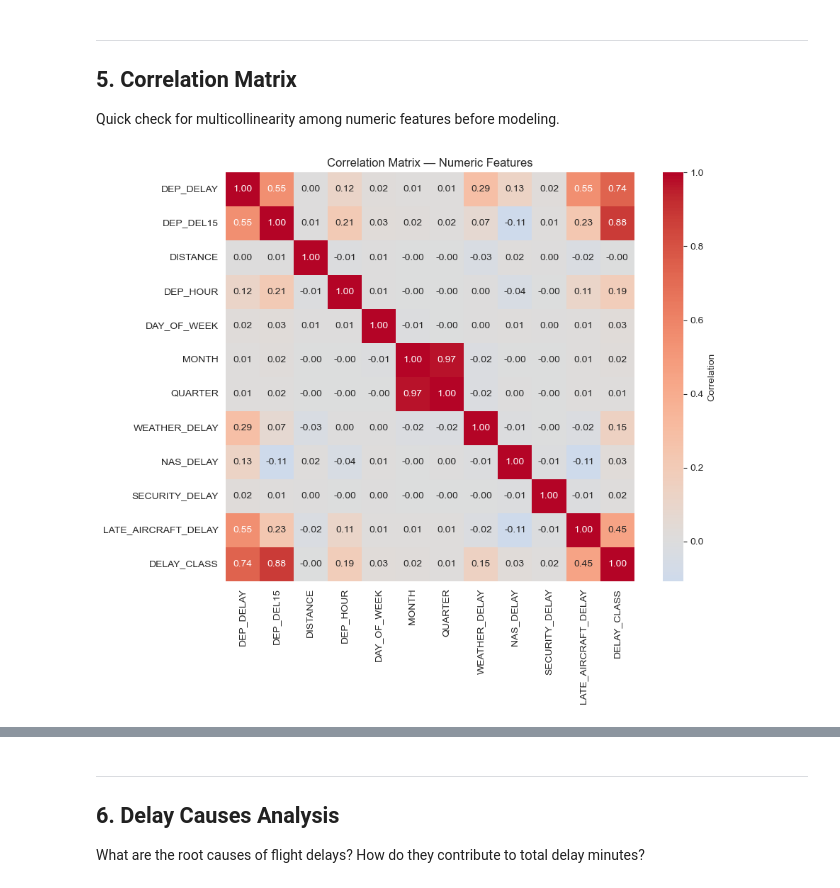
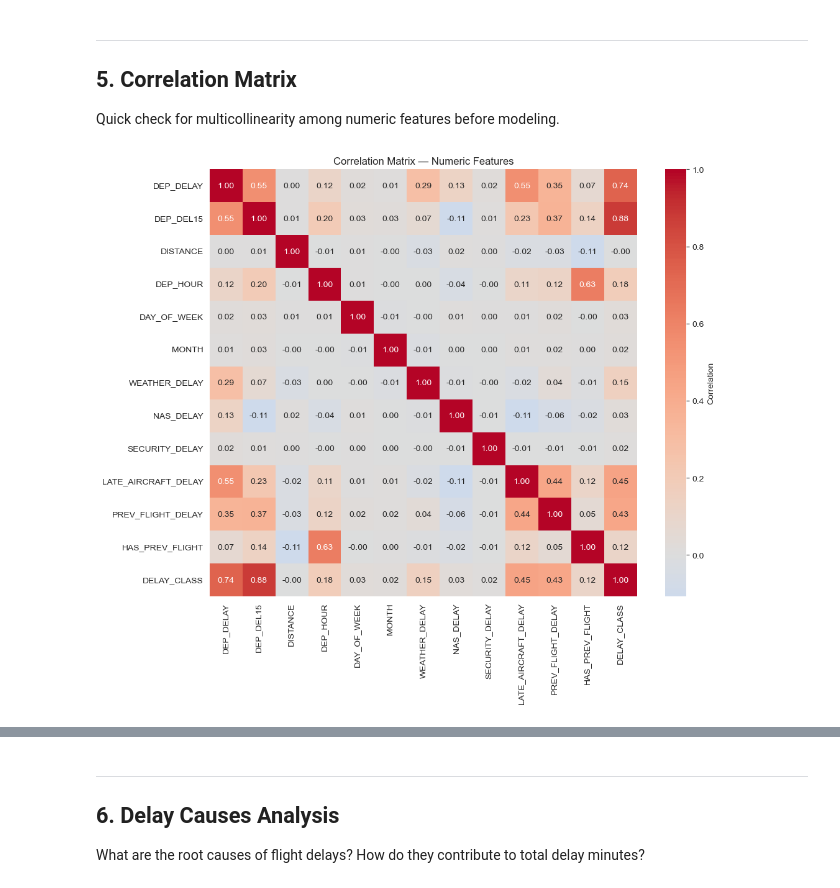
Before and after one commit to dennisous/STT811-Project, a Jupyter notebook: eda.ipynb, the cells around one changed output, grey strips where cells are left out. Cells and saved outputs as stored; diff of their text form; code cells hidden in the pictures.

```diff
--- a/eda.ipynb
+++ b/eda.ipynb
@@ -14,12 +14,13 @@ eda_cols = [
     "DEP_HOUR",
     "DAY_OF_WEEK",
     "MONTH",
-    "QUARTER",
     "DELAY_CLASS",
     "WEATHER_DELAY",
     "NAS_DELAY",
     "SECURITY_DELAY",
     "LATE_AIRCRAFT_DELAY",
+    "PREV_FLIGHT_DELAY",
+    "HAS_PREV_FLIGHT",
 ]
 df = pd.read_parquet("combined_preprocessed.parquet", columns=eda_cols)
 print(df.shape)
@@ -506,36 +508,37 @@ Quick check for multicollinearity among numeric features before modeling.
 # Correlation matrix of core numeric features (excluding one-hot stuff)
 numeric_cols = [
     "DEP_DELAY",
     "DEP_DEL15",
     "DISTANCE",
     "DEP_HOUR",
     "DAY_OF_WEEK",
     "MONTH",
-    "QUARTER",
     "WEATHER_DELAY",
     "NAS_DELAY",
     "SECURITY_DELAY",
     "LATE_AIRCRAFT_DELAY",
+    "PREV_FLIGHT_DELAY",
+    "HAS_PREV_FLIGHT",
     "DELAY_CLASS",
 ]
 avail = [c for c in numeric_cols if c in df.columns]
 corr = df[avail].corr()
 
-plt.figure(figsize=(10, 8))
+plt.figure(figsize=(11, 9))
 sns.heatmap(
     corr,
     annot=True,
     fmt=".2f",
     cmap="coolwarm",
     center=0,
     square=True,
     cbar_kws={"label": "Correlation"},
 )
 plt.title("Correlation Matrix — Numeric Features")
 plt.tight_layout()
 plt.show()
 # %% [output]
-[figure, old version]
+[figure, new version]
 # %%
 # Top correlations with target variable (DELAY_CLASS)
 # Exclude DEP_DELAY and DEP_DEL15 as they are derived from or directly related to the target
```
Also changed, not shown: parts of 15 cells of this notebook, 1 other file.
